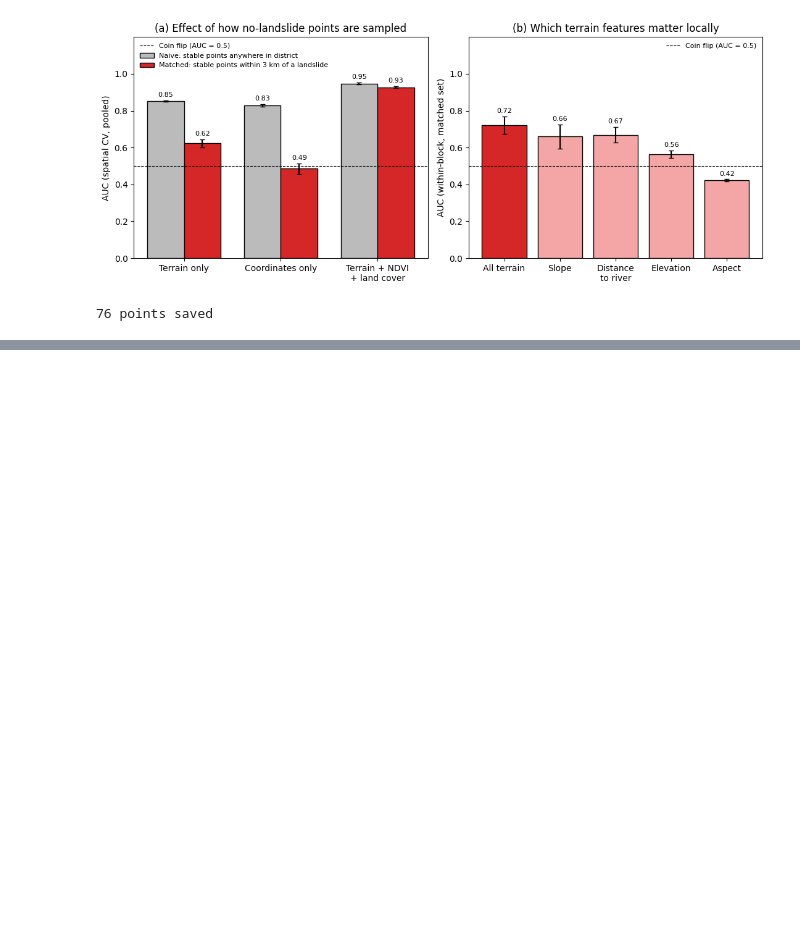
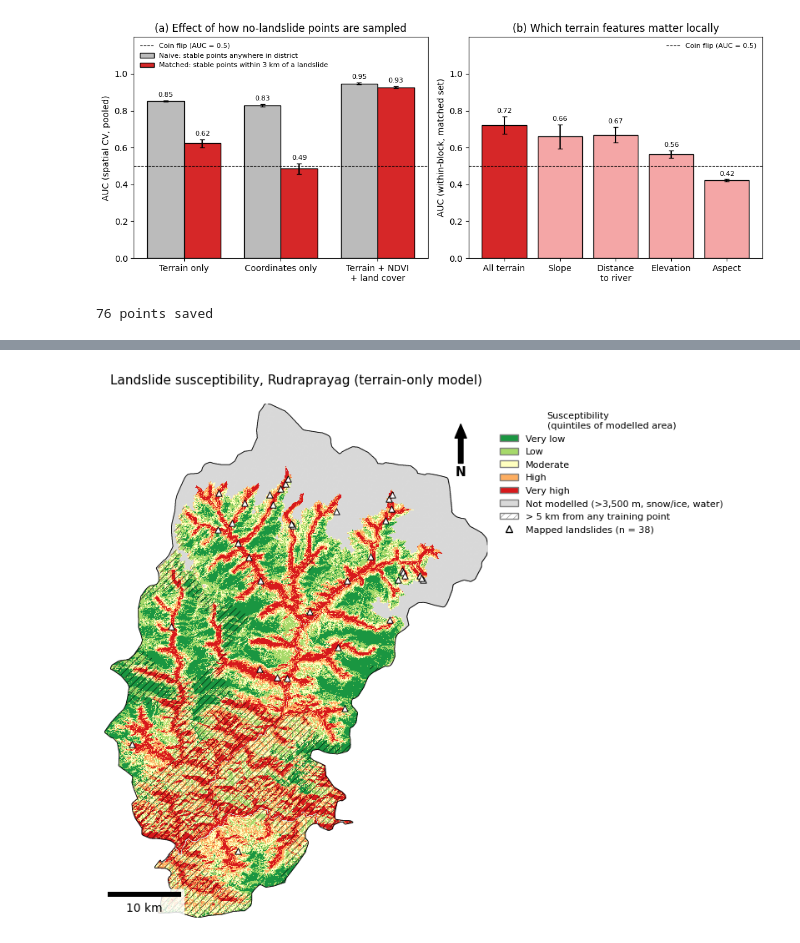
Before and after one commit to makkergauri/uttarakhand-landslide-risk, a Jupyter notebook: 03_model.ipynb, the cells around one changed output, grey strips where cells are left out. Cells and saved outputs as stored; diff of their text form; code cells hidden in the pictures; blank space fills up the shorter version.

```diff
--- a/03_model.ipynb
+++ b/03_model.ipynb
@@ -443,0 +497,77 @@ print(len(m), "points saved")
+# %%
+# Cell 12 - Figure 5: susceptibility classes, extrapolation zone, landslides on top
+!pip install -q matplotlib-scalebar
+from matplotlib_scalebar.scalebar import ScaleBar
+from matplotlib.colors import ListedColormap
+from matplotlib.patches import Patch
+from matplotlib.lines import Line2D
+from rasterio.plot import plotting_extent
+
+with rasterio.open(f"{base}/rudraprayag_susceptibility.tif") as src:
+    susc = src.read(1)
+    ext = plotting_extent(src)
+    tr_s = src.transform
+
+# quintiles: each class = 20% of the modelled area
+modelled = ~np.isnan(susc)
+breaks = np.quantile(susc[modelled], [0.2, 0.4, 0.6, 0.8])
+classes = np.full(susc.shape, np.nan, dtype="float32")
+classes[modelled] = np.digitize(susc[modelled], breaks)   # 0 = very low ... 4 = very high
+class_names = ["Very low", "Low", "Moderate", "High", "Very high"]
+class_colours = ["#1a9641", "#a6d96a", "#ffffbf", "#fdae61", "#d7191c"]
+print("class breaks (score):", np.round(breaks, 3))
+
+# where is the model extrapolating? distance from each modelled pixel to the nearest training point
+r_idx, c_idx = np.where(modelled)
+mx = tr_s.c + (c_idx + 0.5) * tr_s.a   # pixel centre x (metres)
+my = tr_s.f + (r_idx + 0.5) * tr_s.e   # pixel centre y (metres)
+d_min = np.full(len(mx), np.inf)
+for tx, ty in df_m[["x", "y"]].values:
+    d_min = np.minimum(d_min, np.hypot(mx - tx, my - ty))
+far = np.zeros(susc.shape, dtype=int)
+far[r_idx, c_idx] = (d_min > 5000).astype(int)
+print(f"modelled area more than 5 km from any training point: {100 * far[modelled].mean():.1f}%")
+
+# training-data check (NOT validation): which class do my 38 landslides fall in?
+ls = df_m[df_m["label"] == 1]
+rows_l, cols_l = rasterio.transform.rowcol(tr_s, ls["x"].values, ls["y"].values)
+ls_classes = classes[np.array(rows_l), np.array(cols_l)]
+print("landslides outside modelled area:", int(np.isnan(ls_classes).sum()))
+print(pd.Series(ls_classes[~np.isnan(ls_classes)].astype(int)).map(dict(enumerate(class_names)))
+      .value_counts().reindex(class_names, fill_value=0))
+
+# --- the figure ---
+plt.rcParams["hatch.linewidth"] = 0.4
+fig, ax = plt.subplots(figsize=(9, 8))
+district = elev_b > 0
+ax.imshow(np.where(district, 1, np.nan), cmap=ListedColormap(["#d9d9d9"]), extent=ext)
+ax.imshow(classes, cmap=ListedColormap(class_colours), vmin=-0.5, vmax=4.5,
+          extent=ext, interpolation="nearest")
+ax.contourf(far, levels=[0.5, 1.5], colors="none", hatches=["////"], extent=ext, origin="upper")
+ax.contour(district.astype(int), levels=[0.5], colors="black", linewidths=0.6,
+           extent=ext, origin="upper")
+ax.scatter(ls["x"], ls["y"], marker="^", s=28, c="white", edgecolor="black",
+           linewidth=0.7, zorder=5)
+
+ax.add_artist(ScaleBar(1, "m", location="lower left", length_fraction=0.25, box_alpha=0.8))
+ax.annotate("N", xy=(0.93, 0.96), xytext=(0.93, 0.86), xycoords="axes fraction",
+            ha="center", fontsize=11, fontweight="bold",
+            arrowprops=dict(facecolor="black", width=4, headwidth=10))
+
+handles = [Patch(facecolor=c, edgecolor="grey", label=n) for n, c in zip(class_names, class_colours)]
+handles += [
+    Patch(facecolor="#d9d9d9", edgecolor="grey", label="Not modelled (>3,500 m, snow/ice, water)"),
+    Patch(facecolor="white", edgecolor="grey", hatch="////", label="> 5 km from any training point"),
+    Line2D([], [], marker="^", ls="", markerfacecolor="white", markeredgecolor="black",
+           label=f"Mapped landslides (n = {len(ls)})"),
+]
+# the district fills every corner, so the legend goes outside the map on the right
+ax.legend(handles=handles, loc="upper left", bbox_to_anchor=(1.01, 1.0), fontsize=8,
+          frameon=False, title="Susceptibility\n(quintiles of modelled area)", title_fontsize=8)
+ax.set_title("Landslide susceptibility, Rudraprayag (terrain-only model)", fontsize=11)
+ax.set_axis_off()
+
+plt.savefig(f"{base}/figures/fig5_susceptibility_map.png", dpi=300, bbox_inches="tight")
+plt.savefig(f"{base}/figures/fig5_susceptibility_map.pdf", bbox_inches="tight")
+plt.show()
+# %% [output]
@@ -443,0 +583 @@ print(len(m), "points saved")
+[figure, added]
```
Also changed, not shown: parts of 3 cells of this notebook.
